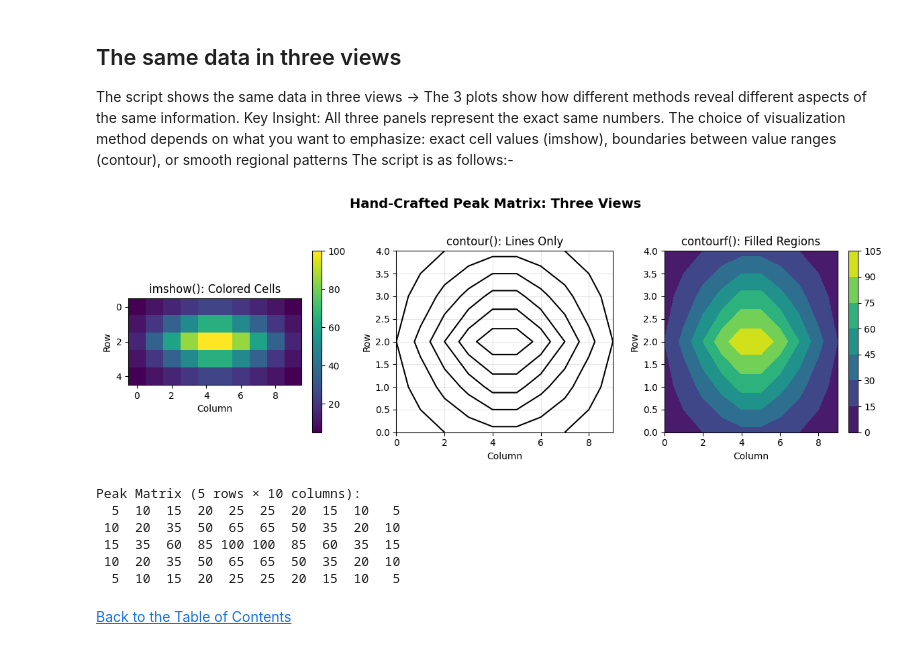
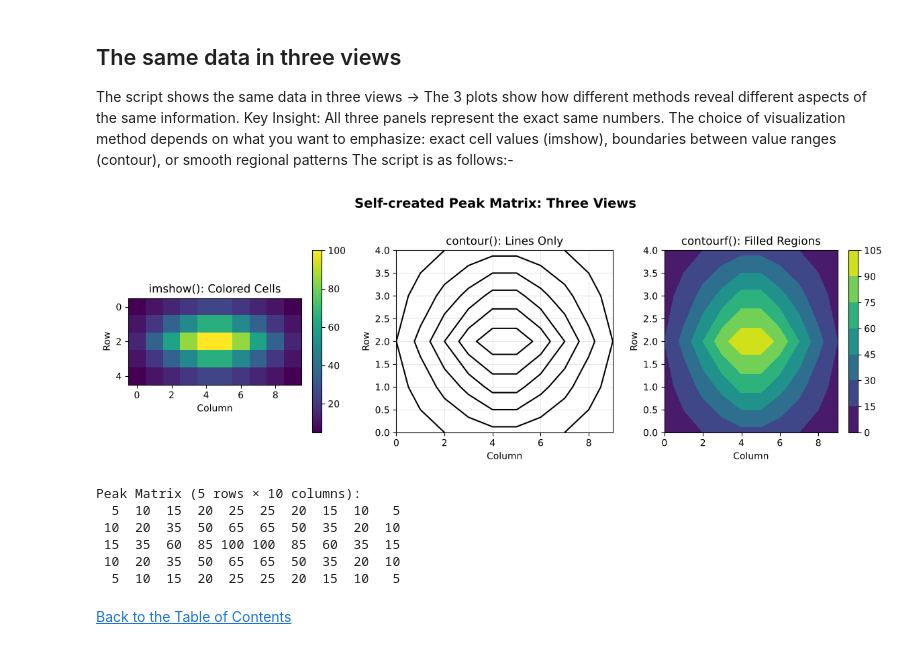
Before and after one commit to ag999git/001-mkdocs, a Jupyter notebook: docs/colab-nb/15-10-matplotlib.ipynb, the cells around one changed output. Drawn from its saved outputs; the diff is of its cells as text; code cells hidden in the pictures.

```diff
--- a/docs/colab-nb/15-10-matplotlib.ipynb
+++ b/docs/colab-nb/15-10-matplotlib.ipynb
@@ -428,13 +428,13 @@ import matplotlib.pyplot as plt
 # Step 2: LAYER 1 - Prepare the DATA (Self-made 5×10 peak_matrix)
 # Values increase toward center (peak), decrease toward edges
 peak_matrix = np.array([
-    [ 5, 10, 15, 20, 25, 25, 20, 15, 10,  5], # From 5 at edges to 25 at center
+    [ 5, 10, 15, 20, 25, 25, 20, 15, 10,  5], # From 5 at edges to 25 at centre
     [10, 20, 35, 50, 65, 65, 50, 35, 20, 10],
     [15, 35, 60, 85,100,100, 85, 60, 35, 15],
     [10, 20, 35, 50, 65, 65, 50, 35, 20, 10],
     [ 5, 10, 15, 20, 25, 25, 20, 15, 10,  5]])
 
-# Step 3: Create figure with 1 row and 3 columns
+# Step 3: Create a figure with 1 row and 3 columns
 fig, axs = plt.subplots(1, 3, figsize=(12, 4))
 
 # Step 4: LAYER 2 - Subplot 1: imshow() (Colored Cells)
@@ -452,35 +452,35 @@ contour = axs[1].contour(peak_matrix,
     colors='black',        # Line color
     linewidths=1.5)         # Line thickness
 axs[1].set_title("contour(): Lines Only")
 axs[1].set_xlabel("Column")
 axs[1].set_ylabel("Row")
 axs[1].grid(True, alpha=0.3)
 
 # Step 6: LAYER 2 - Subplot 3: contourf() (Filled Regions)
 contour_filled = axs[2].contourf(peak_matrix,
     levels=6,              # 6 filled regions for clear rings
     cmap='viridis')         # Color scheme for fills
 axs[2].set_title("contourf(): Filled Regions")
 axs[2].set_xlabel("Column")
 axs[2].set_ylabel("Row")
 plt.colorbar(contour_filled, ax=axs[2])
 
 # Step 7: LAYER 3 - Add overall chart elements
-fig.suptitle("Hand-Crafted Peak Matrix: Three Views",
+fig.suptitle("Self-created Peak Matrix: Three Views",
              fontsize=14, fontweight='bold', y=1.02)
 
 # Step 8: Adjust layout and display
 plt.tight_layout()
 plt.show()
 
 # Step 9: Print matrix for reference (compact format)
 print("Peak Matrix (5 rows × 10 columns):")
 for row in peak_matrix:  # Print each row of the matrix
     # " ".join(...) creates a string of values separated by spaces
     # Format each value to be 3 characters wide for alignment
     print(" ".join(f"{v:3d}" for v in row)) # .
 # %% [output]
-[figure, old version]
+[figure, new version]
 Peak Matrix (5 rows × 10 columns):
   5  10  15  20  25  25  20  15  10   5
  10  20  35  50  65  65  50  35  20  10
```
Also changed, not shown: parts of 4 cells of this notebook, 18 other files.
